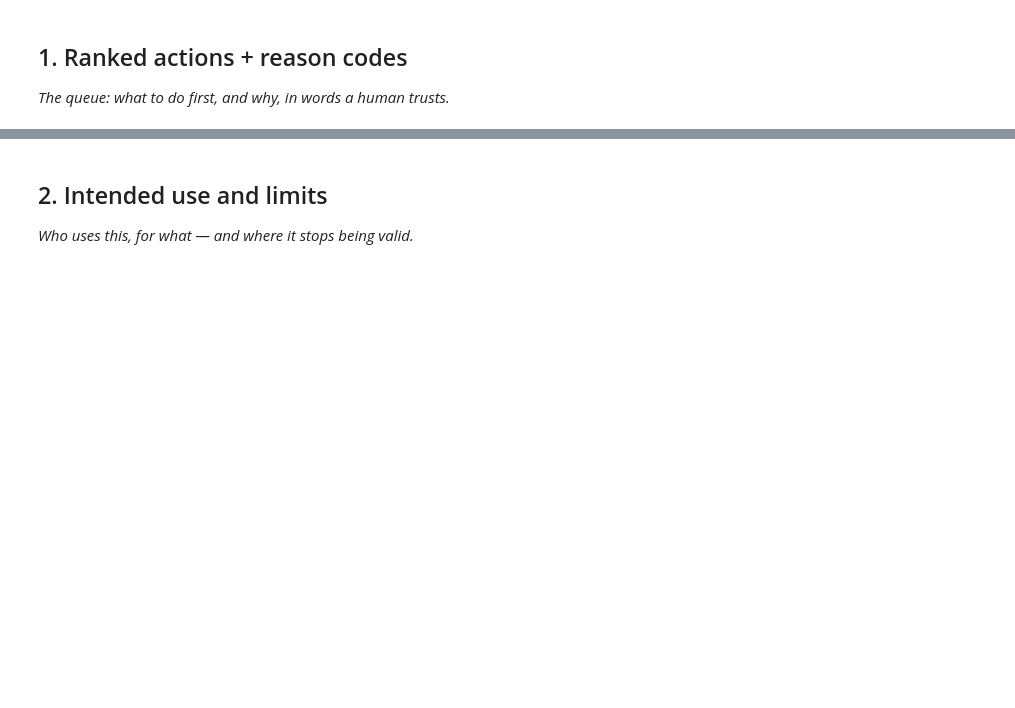
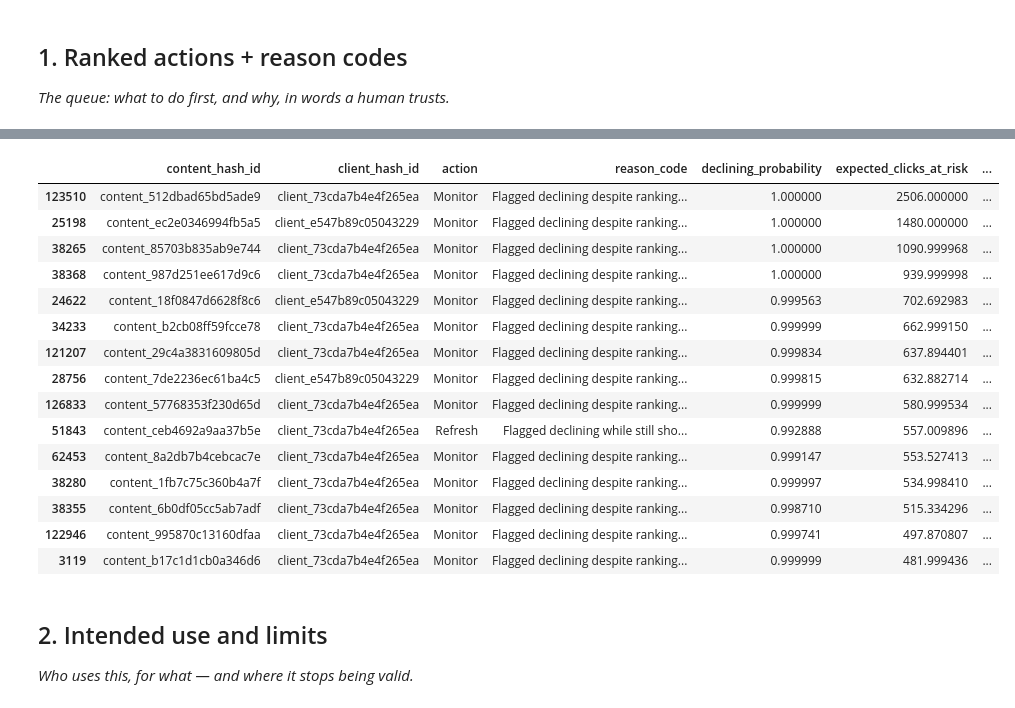
Before and after one commit to Ahil-Adnan/FlyRank-Machine-Learning, a Jupyter notebook: work/notebooks/w07_action_playbook.ipynb, the cells around one changed output, grey strips where cells are left out. Cells and saved outputs as stored; diff of their text form; code cells hidden in the pictures; blank space fills up the shorter version.

```diff
--- a/work/notebooks/w07_action_playbook.ipynb
+++ b/work/notebooks/w07_action_playbook.ipynb
@@ -186,6 +190,47 @@ test_df['expected_clicks_at_risk'] = test_df['declining_probability'] * test_df[
 
 # re-run your reason_code and action logic on test_df, since that's now your working table
 test_df['reason_code'] = test_df.apply(reason_code, axis=1)
+# %%
+def action_label(row):
+    if row['declining'] != 1:
+        return "No action — not flagged declining"
+
+    good_position = row['march_avg_position'] <= good_position_threshold
+    high_visibility = row['march_impressions'] >= high_visibility_threshold
+
+    if good_position and high_visibility:
+        return "Monitor"
+    elif good_position and not high_visibility:
+        return "Refresh"
+    elif not good_position and high_visibility:
+        return "Refresh"
+    else:
+        return "Deprioritize"
+
+test_df['action'] = test_df.apply(action_label, axis=1)
+# %%
+queue = test_df[test_df['declining'] == 1].sort_values('expected_clicks_at_risk', ascending=False)
+queue = queue[['content_hash_id', 'client_hash_id', 'action', 'reason_code',
+               'declining_probability', 'expected_clicks_at_risk', 'march_clicks']]
+
+queue.head(15)
+# %% [output]
+|  | content_hash_id | client_hash_id | action | reason_code | declining_probability | expected_clicks_at_risk | ... |
+| 123510 | content_512dbad65bd5ade9 | client_73cda7b4e4f265ea | Monitor | Flagged declining despite ranking... | 1.000000 | 2506.000000 | ... |
+| 25198 | content_ec2e0346994fb5a5 | client_e547b89c05043229 | Monitor | Flagged declining despite ranking... | 1.000000 | 1480.000000 | ... |
+| 38265 | content_85703b835ab9e744 | client_73cda7b4e4f265ea | Monitor | Flagged declining despite ranking... | 1.000000 | 1090.999968 | ... |
+| 38368 | content_987d251ee617d9c6 | client_73cda7b4e4f265ea | Monitor | Flagged declining despite ranking... | 1.000000 | 939.999998 | ... |
+| 24622 | content_18f0847d6628f8c6 | client_e547b89c05043229 | Monitor | Flagged declining despite ranking... | 0.999563 | 702.692983 | ... |
+| 34233 | content_b2cb08ff59fcce78 | client_73cda7b4e4f265ea | Monitor | Flagged declining despite ranking... | 0.999999 | 662.999150 | ... |
+| 121207 | content_29c4a3831609805d | client_73cda7b4e4f265ea | Monitor | Flagged declining despite ranking... | 0.999834 | 637.894401 | ... |
+| 28756 | content_7de2236ec61ba4c5 | client_e547b89c05043229 | Monitor | Flagged declining despite ranking... | 0.999815 | 632.882714 | ... |
+| 126833 | content_57768353f230d65d | client_73cda7b4e4f265ea | Monitor | Flagged declining despite ranking... | 0.999999 | 580.999534 | ... |
+| 51843 | content_ceb4692a9aa37b5e | client_73cda7b4e4f265ea | Refresh | Flagged declining while still sho... | 0.992888 | 557.009896 | ... |
+| 62453 | content_8a2db7b4cebcac7e | client_73cda7b4e4f265ea | Monitor | Flagged declining despite ranking... | 0.999147 | 553.527413 | ... |
+| 38280 | content_1fb7c75c360b4a7f | client_73cda7b4e4f265ea | Monitor | Flagged declining despite ranking... | 0.999997 | 534.998410 | ... |
+| 38355 | content_6b0df05cc5ab7adf | client_73cda7b4e4f265ea | Monitor | Flagged declining despite ranking... | 0.998710 | 515.334296 | ... |
+| 122946 | content_995870c13160dfaa | client_73cda7b4e4f265ea | Monitor | Flagged declining despite ranking... | 0.999741 | 497.870807 | ... |
+| 3119 | content_b17c1d1cb0a346d6 | client_73cda7b4e4f265ea | Monitor | Flagged declining despite ranking... | 0.999999 | 481.999436 | ... |
 # %% [markdown]
 ## 2. Intended use and limits
 
```
Also changed, not shown: parts of 3 cells of this notebook.
